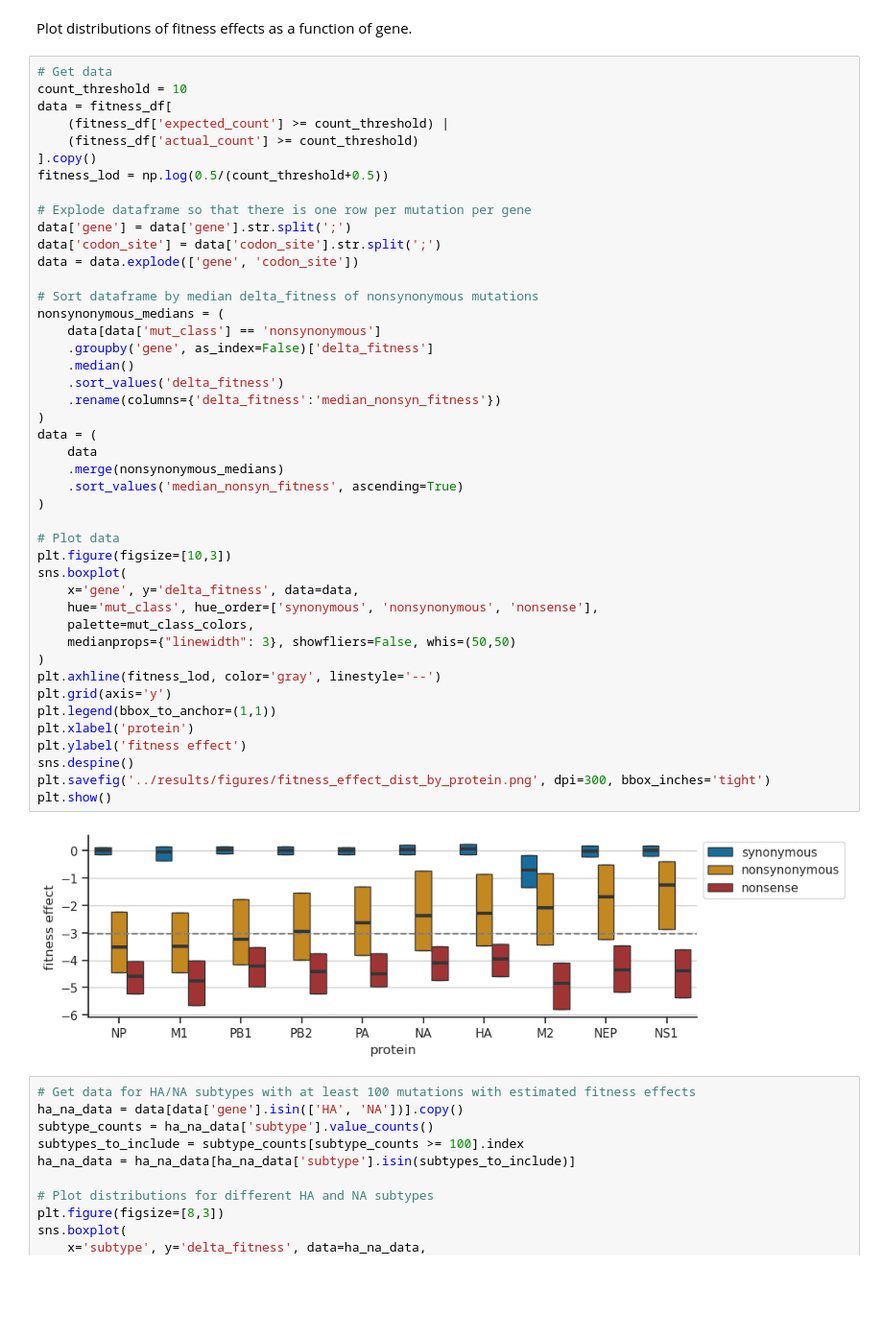
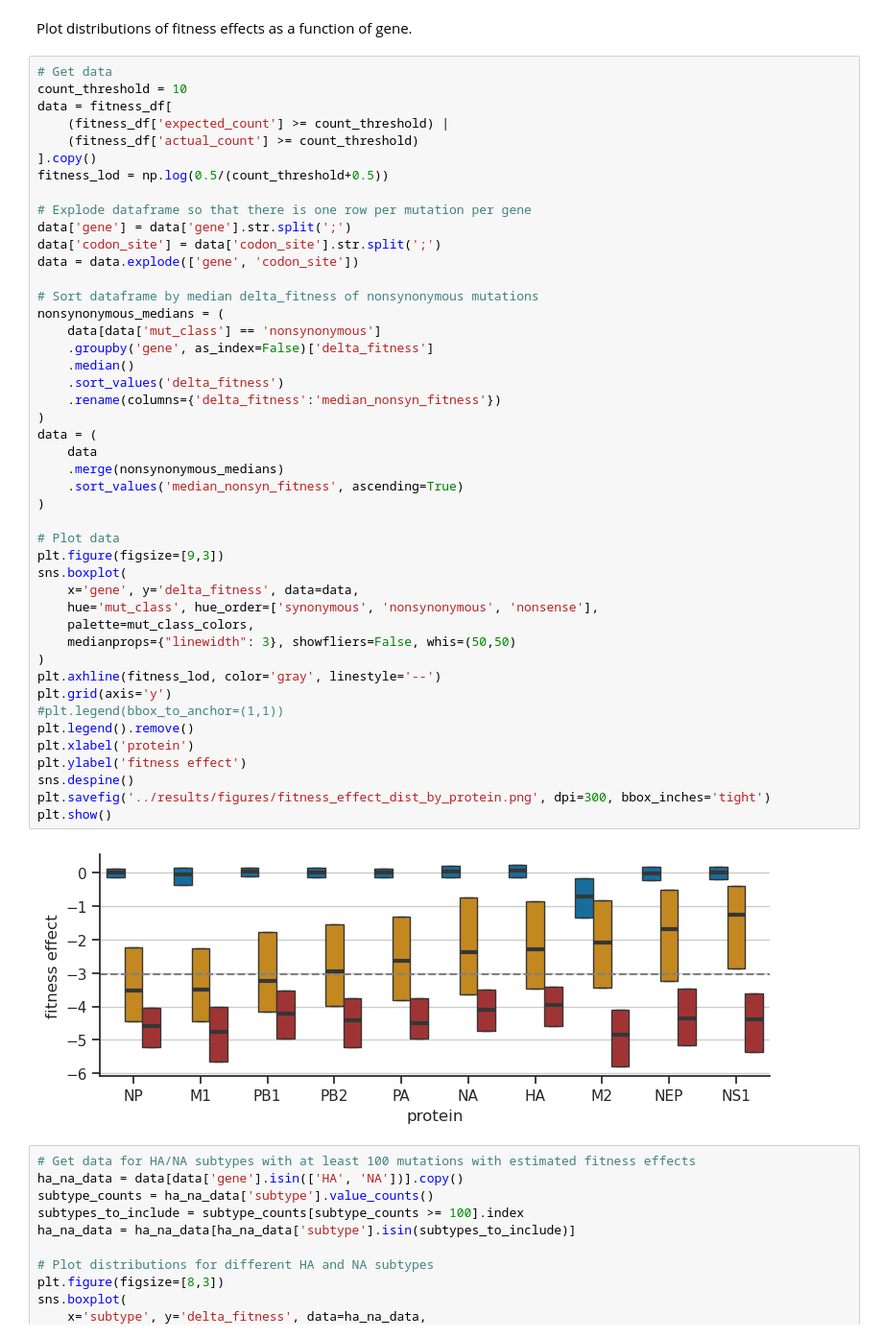
Before and after one commit to matsengrp/flu-mut-rates, a Jupyter notebook: notebooks/analyze_fitness_effects.ipynb, the cells around one changed output. Shown at 96% size. Saved outputs shown, nothing was run; the diff lists cells and outputs as text; blank space fills up the shorter version.

```diff
--- a/notebooks/analyze_fitness_effects.ipynb
+++ b/notebooks/analyze_fitness_effects.ipynb
@@ -89,36 +90,37 @@ data = data.explode(['gene', 'codon_site'])
 
 # Sort dataframe by median delta_fitness of nonsynonymous mutations
 nonsynonymous_medians = (
     data[data['mut_class'] == 'nonsynonymous']
     .groupby('gene', as_index=False)['delta_fitness']
     .median()
     .sort_values('delta_fitness')
     .rename(columns={'delta_fitness':'median_nonsyn_fitness'})
 )
 data = (
     data
     .merge(nonsynonymous_medians)
     .sort_values('median_nonsyn_fitness', ascending=True)
 )
 
 # Plot data
-plt.figure(figsize=[10,3])
+plt.figure(figsize=[9,3])
 sns.boxplot(
     x='gene', y='delta_fitness', data=data,
     hue='mut_class', hue_order=['synonymous', 'nonsynonymous', 'nonsense'],
     palette=mut_class_colors,
     medianprops={"linewidth": 3}, showfliers=False, whis=(50,50)
 )
 plt.axhline(fitness_lod, color='gray', linestyle='--')
 plt.grid(axis='y')
-plt.legend(bbox_to_anchor=(1,1))
+#plt.legend(bbox_to_anchor=(1,1))
+plt.legend().remove()
 plt.xlabel('protein')
 plt.ylabel('fitness effect')
 sns.despine()
 plt.savefig('../results/figures/fitness_effect_dist_by_protein.png', dpi=300, bbox_inches='tight')
 plt.show()
 # %% [output]
-[figure, old version]
+[figure, new version]
 # %%
 # Get data for HA/NA subtypes with at least 100 mutations with estimated fitness effects
 ha_na_data = data[data['gene'].isin(['HA', 'NA'])].copy()
```
Also changed, not shown: parts of 4 cells of this notebook, 13 other files.
